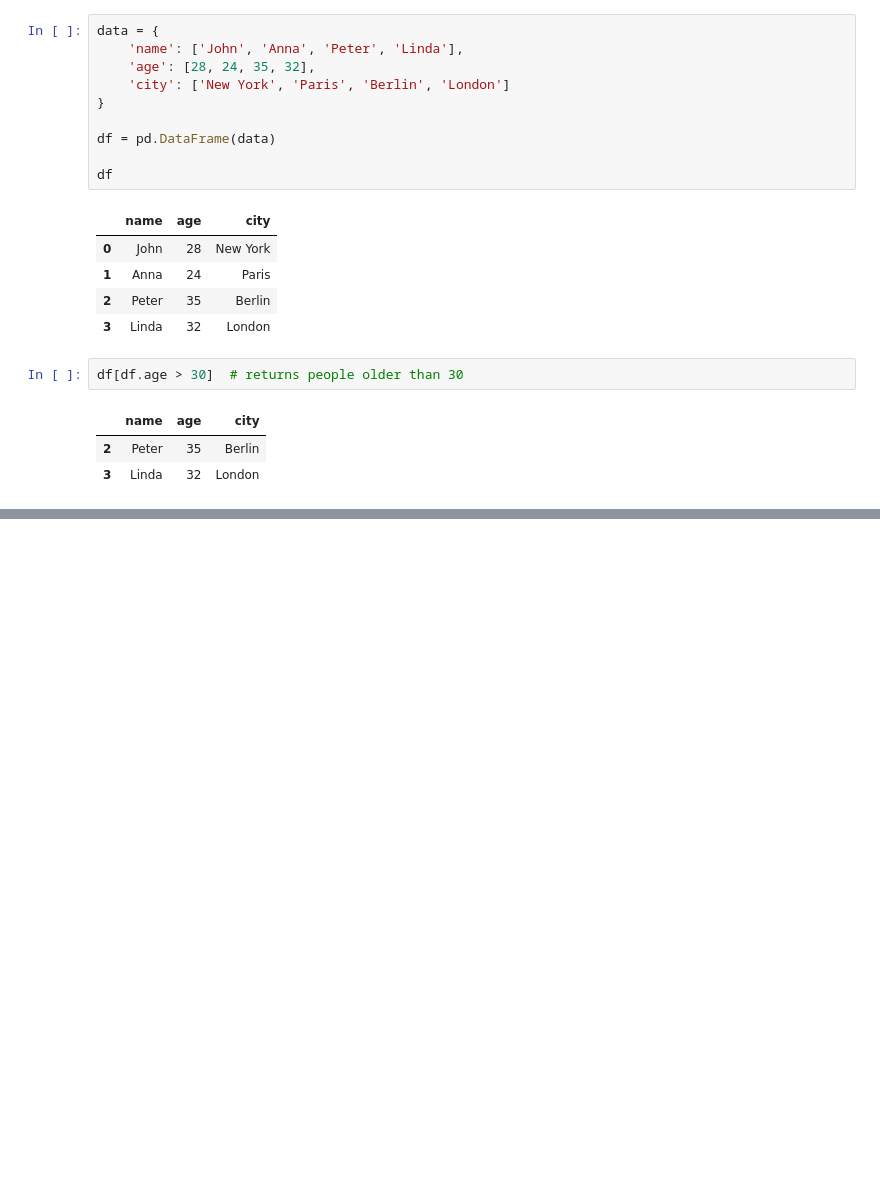
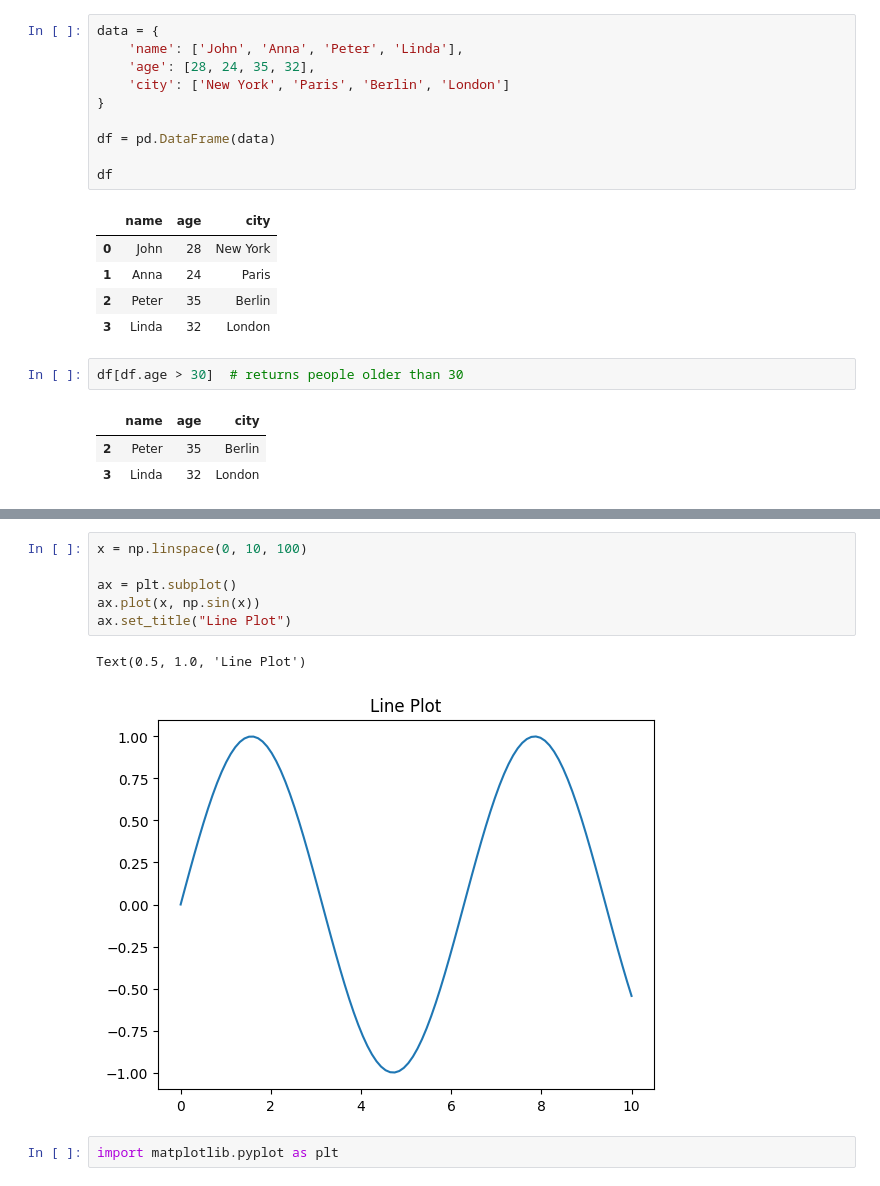
Before and after one commit to VictorMartinGarbero/MiProyectoPython, a Jupyter notebook: Notebook.ipynb, the cells around one changed output, grey strips where cells are left out. Cells and saved outputs as stored; diff of their text form; blank space fills up the shorter version.

```diff
--- a/Notebook.ipynb
+++ b/Notebook.ipynb
@@ -58,0 +110,11 @@ df[df.age > 30]  # returns people older than 30
+# %%
+x = np.linspace(0, 10, 100)
+
+ax = plt.subplot()
+ax.plot(x, np.sin(x))
+ax.set_title("Line Plot")
+# %% [output]
+Text(0.5, 1.0, 'Line Plot')
+[figure, added]
+# %%
+import matplotlib.pyplot as plt
```
Also changed, not shown: parts of 10 cells of this notebook, 1 other file.
